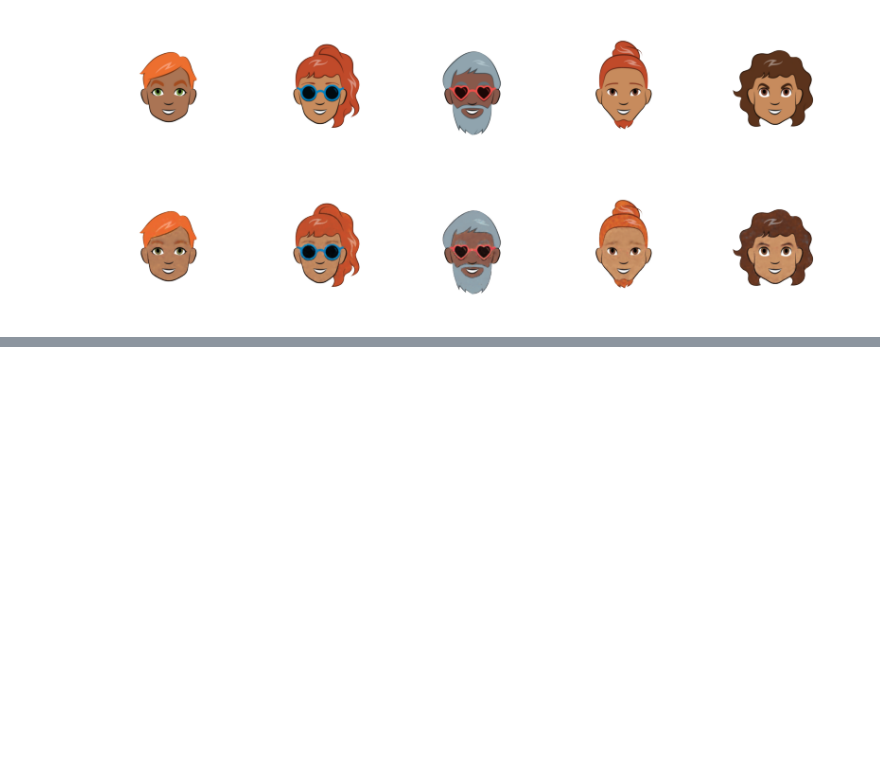
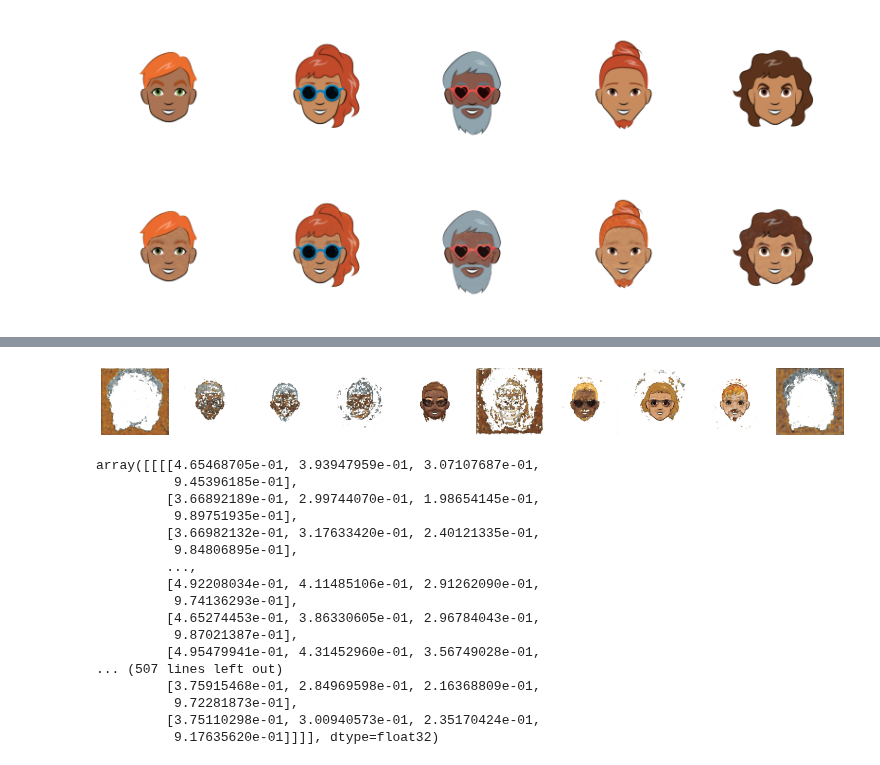
Before and after one commit to kuzovkov/neural-university, a Jupyter notebook: ДЗ_Ultra_Pro_Вариационные_автокодировщики_|_УИИ.ipynb, the cells around one changed output, grey strips where cells are left out. Saved outputs shown, nothing was run; the diff lists cells and outputs as text; code cells hidden in the pictures; blank space fills up the shorter version.

```diff
--- a/ДЗ_Ultra_Pro_Вариационные_автокодировщики_|_УИИ.ipynb
+++ b/ДЗ_Ultra_Pro_Вариационные_автокодировщики_|_УИИ.ipynb
@@ -296,7 +278,7 @@ files_dir = "cartoonset"
 image_shape = (500, 500, 4)
 latent_dim = 64   # Размер латентного пространства
 batch_size = 8
-epochs = 30
+epochs = 20
 # %%
 
 # --- Чтение изображений ---
@@ -574,3 +556,35 @@ plt.show()
 1/1 ━━━━━━━━━━━━━━━━━━━━ 0s 96ms/step
 1/1 ━━━━━━━━━━━━━━━━━━━━ 0s 81ms/step
 [figure]
+# %%
+import matplotlib.pyplot as plt
+
+def generate_images(decoder, latent_dim=64, n=10, figsize=(15, 3)):
+    """
+    Генерирует n изображений из случайных точек латентного пространства.
+
+    decoder — обученный декодер
+    latent_dim — размерность скрытого пространства
+    n — количество изображений
+    figsize — размер итогового графика
+    """
+    # Сэмплируем случайные вектора z из стандартного нормального распределения
+    z_samples = np.random.normal(size=(n, latent_dim)).astype("float32")
+
+    # Получаем изображения
+    generated = decoder.predict(z_samples)
+
+    # Визуализируем
+    plt.figure(figsize=figsize)
+    for i in range(n):
+        plt.subplot(1, n, i + 1)
+        plt.imshow(generated[i])
+        plt.axis("off")
+    plt.tight_layout()
+    plt.show()
+
+    return generated
+# %%
+# После обучения VAE
+generate_images(decoder, latent_dim=64, n=10)
+# %% [output]
@@ -576,0 +592,18 @@ plt.show()
+[figure, added]
+array([[[[4.65468705e-01, 3.93947959e-01, 3.07107687e-01,
+          9.45396185e-01],
+         [3.66892189e-01, 2.99744070e-01, 1.98654145e-01,
+          9.89751935e-01],
+         [3.66982132e-01, 3.17633420e-01, 2.40121335e-01,
+          9.84806895e-01],
+         ...,
+         [4.92208034e-01, 4.11485106e-01, 2.91262090e-01,
+          9.74136293e-01],
+         [4.65274453e-01, 3.86330605e-01, 2.96784043e-01,
+          9.87021387e-01],
+         [4.95479941e-01, 4.31452960e-01, 3.56749028e-01,
+... (507 lines left out)
+         [3.75915468e-01, 2.84969598e-01, 2.16368809e-01,
+          9.72281873e-01],
+         [3.75110298e-01, 3.00940573e-01, 2.35170424e-01,
+          9.17635620e-01]]]], dtype=float32)
```
Also changed, not shown: parts of 8 cells of this notebook.
